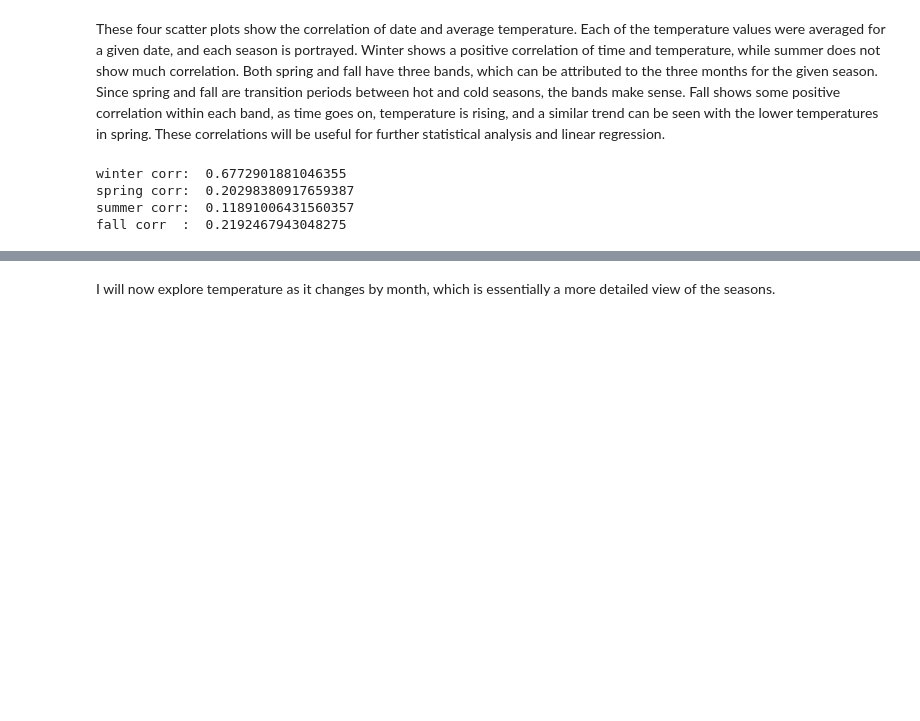
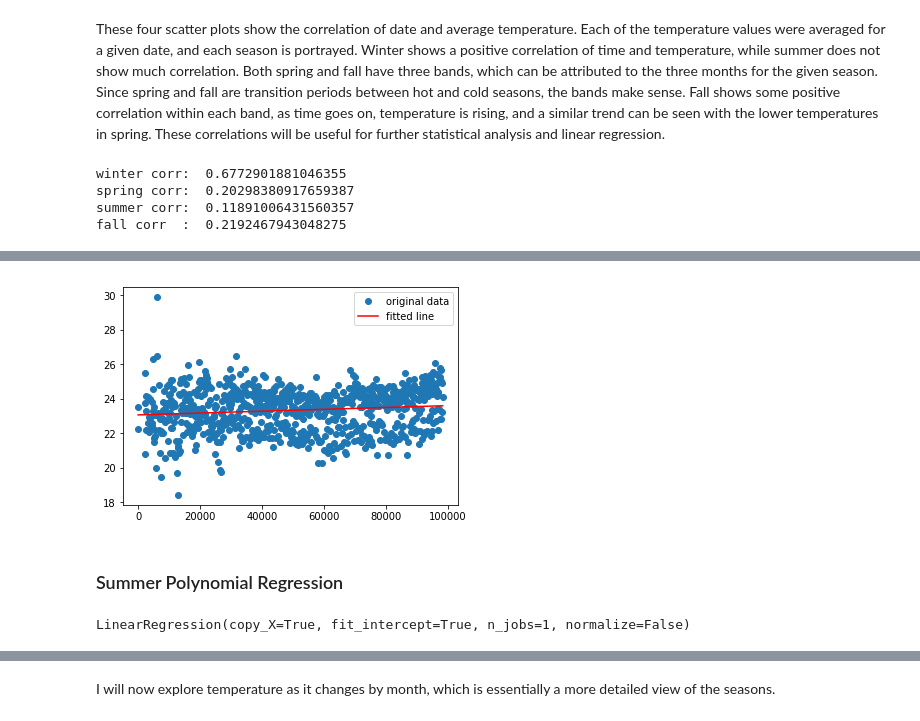
Before and after one commit to karahahn/Springboard_Capstone1, a Jupyter notebook: Exploratory Data Analysis (Statistical Inference).ipynb, the cells around one changed output, grey strips where cells are left out. Drawn from its saved outputs; the diff is of its cells as text; code cells hidden in the pictures; blank space fills up the shorter version.

```diff
--- a/Exploratory Data Analysis (Statistical Inference).ipynb
+++ b/Exploratory Data Analysis (Statistical Inference).ipynb
@@ -325,0 +248,3 @@ Variable: month                Importance: 0.11
+# %%
+x = summer[['date_delta']].values
+y = summer[['AverageTemperature']].values
@@ -325,0 +256,21 @@ Variable: month                Importance: 0.11
+# %%
+plt.plot(x, y, 'o', label='original data')
+plt.plot(x, intercept + slope*x, 'r', label='fitted line')
+plt.legend()
+plt.show()
+# %% [output]
+[figure, added]
+# %% [markdown]
+### Summer Polynomial Regression
+# %%
+# Fitting Polynomial Regression to the dataset
+from sklearn.preprocessing import PolynomialFeatures
+
+poly = PolynomialFeatures(degree = 3)
+x_poly = poly.fit_transform(x)
+
+poly.fit(x_poly, y)
+lin2 = LinearRegression()
+lin2.fit(x_poly, y)
+# %% [output]
+LinearRegression(copy_X=True, fit_intercept=True, n_jobs=1, normalize=False)
```
Also changed, not shown: parts of 112 cells of this notebook.
